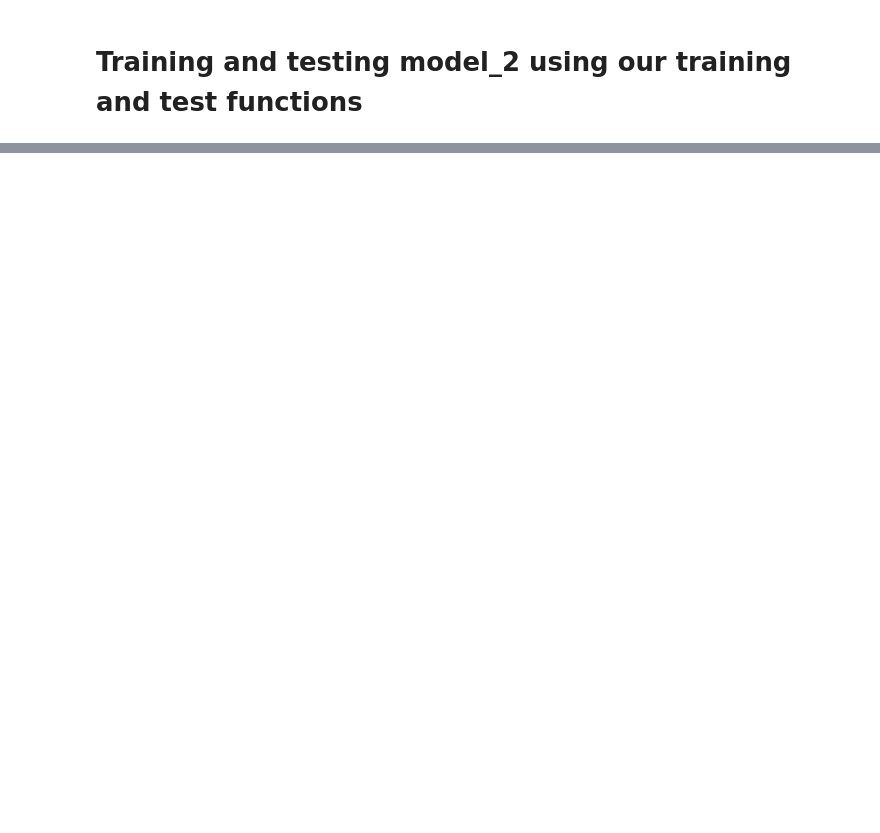
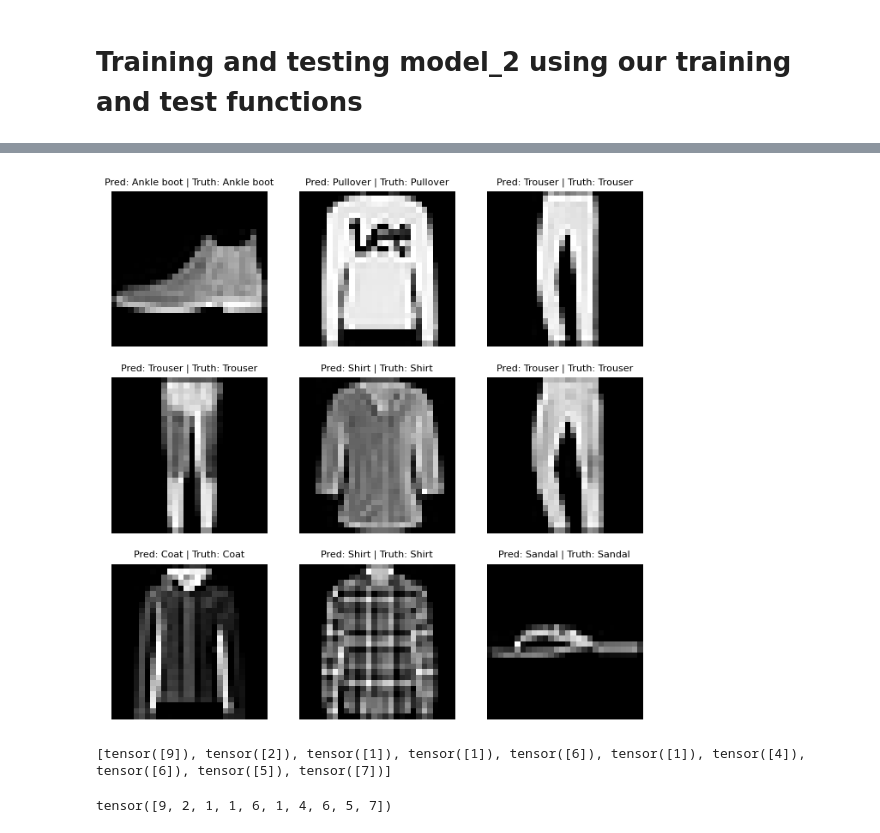
Before and after one commit to Kousher/Pytorch, a Jupyter notebook: 05_Pytorch_CNN.ipynb, the cells around one changed output, grey strips where cells are left out. Drawn from its saved outputs; the diff is of its cells as text; code cells hidden in the pictures; blank space fills up the shorter version.

Commit message:
Making and Evaluating Prediction and Visualize through Confusion Matrix .Also save and load the model.

```diff
--- a/05_Pytorch_CNN.ipynb
+++ b/05_Pytorch_CNN.ipynb
@@ -367,0 +379,24 @@ model_2_results
+# %%
+test_dataloader = DataLoader(test_data,
+    batch_size=1,
+    shuffle=False # don't necessarily have to shuffle the testing data
+)
+test_sample = []
+test_labels = []
+test_pred_labels = []
+counter = 0
+model_2.eval()
+with torch.inference_mode():
+    for X, y in test_dataloader:
+        counter+=1
+        X,y = X.to(device),y.to(device)
+        y_pred = model_2(X)
+        y_logits =y_pred.argmax(dim=1)
+        test_labels+=list(y.cpu().numpy())
+        test_pred_labels+=list(y_logits.cpu().numpy())
+        test_sample+=list(X.cpu())
+        if counter==9:
+            break
+import pandas as pd
+label_df = pd.DataFrame({'test_labels':test_labels,'test_pred_labels':test_pred_labels})
+label_df
@@ -367,0 +414,15 @@ model_2_results
+# %%
+#torch.manual_seed(42)
+figure_size = plt.figure(figsize=(8,8))
+row,column=3,3
+for i in range(0,row*column):
+    image = test_sample[i]
+    figure_size.add_subplot(row,column,i+1)
+    plt.imshow(image.squeeze(),cmap="gray") # image shape is [1, 28, 28] (colour channels, height, width) and in the gray scale image we have to remove extra
+                            # one dimention by squeeze() method
+    title_text = f"Pred: {class_names[test_pred_labels[i]]} | Truth: {class_names[test_labels[i]]}"
+    plt.title(title_text,fontsize=8)
+    plt.axis(False)
+plt.show()
+# %% [output]
+[figure, added]
@@ -367,0 +448,4 @@ model_2_results
+# %%
+print(y_preds[:10])
+# %% [output]
+[tensor([9]), tensor([2]), tensor([1]), tensor([1]), tensor([6]), tensor([1]), tensor([4]), tensor([6]), tensor([5]), tensor([7])]
@@ -367,0 +454,4 @@ model_2_results
+# %%
+print(y_preds_tensor[:10])
+# %% [output]
+tensor([9, 2, 1, 1, 6, 1, 4, 6, 5, 7])
```
Also changed, not shown: parts of 16 cells of this notebook.
